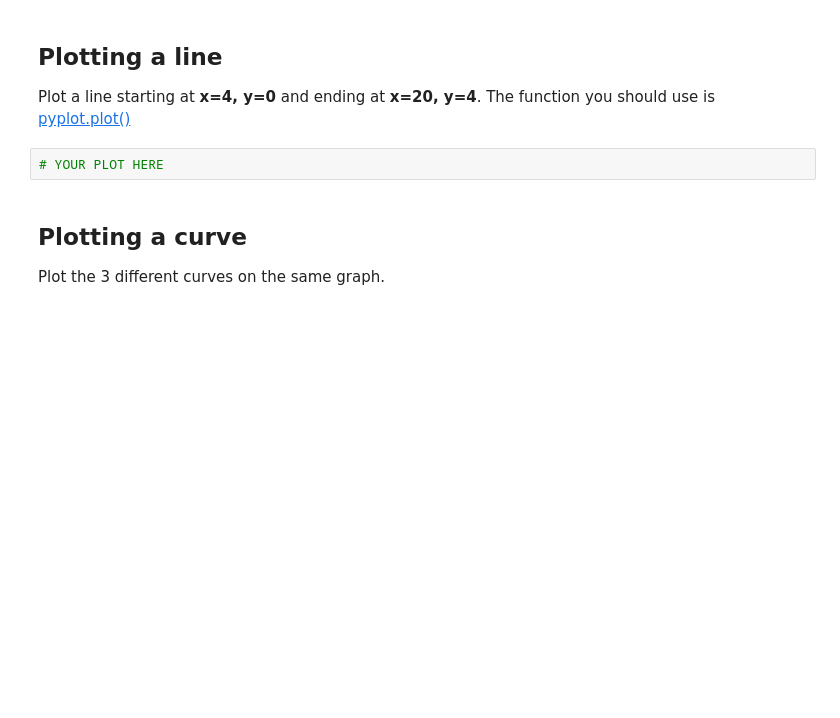
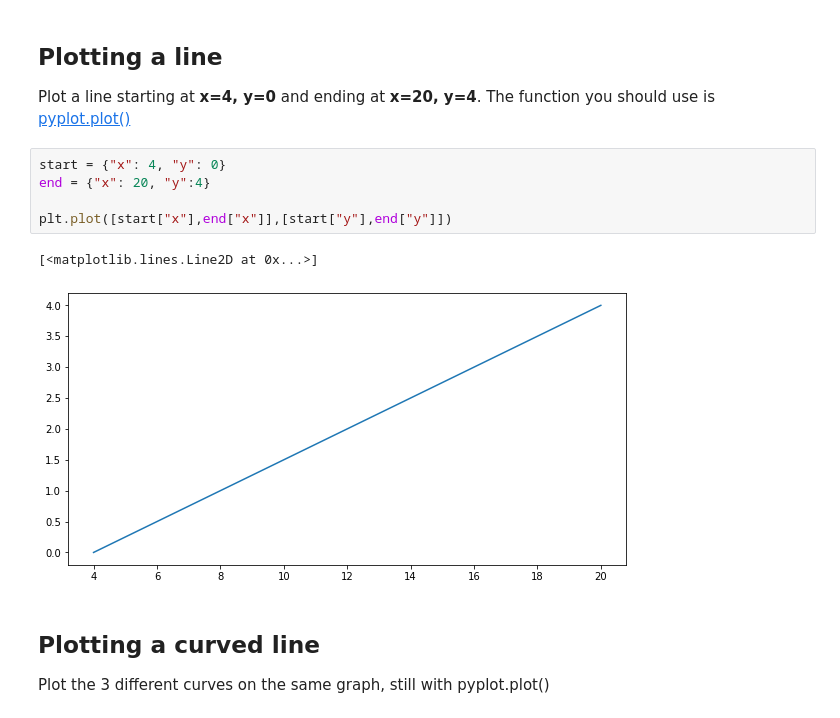
Before and after one commit to smhurf/lewagon_challenges, a Jupyter notebook: 02-Data-Toolkit/03-Data-Visualization/01-Matplotlib-Intro/ex01.ipynb, the cells around one changed output. Cells and saved outputs as stored; diff of their text form; blank space fills up the shorter version.

```diff
--- a/02-Data-Toolkit/03-Data-Visualization/01-Matplotlib-Intro/ex01.ipynb
+++ b/02-Data-Toolkit/03-Data-Visualization/01-Matplotlib-Intro/ex01.ipynb
@@ -27,12 +38,18 @@ Plot a list of dots stored in a list of **shape(2, 13)**
 ## Plotting a line
 
 Plot a line starting at **x=4, y=0** and ending at **x=20, y=4**. The function you should use is [pyplot.plot()](https://matplotlib.org/3.1.1/api/_as_gen/matplotlib.pyplot.plot.html#matplotlib.pyplot.plot)
-# %%
-# YOUR PLOT HERE
+# %%
+start = {"x": 4, "y": 0}
+end = {"x": 20, "y":4}
+
+plt.plot([start["x"],end["x"]],[start["y"],end["y"]])
+# %% [output]
+[<matplotlib.lines.Line2D at 0x...>]
+[figure, added]
 # %% [markdown]
-## Plotting a curve
+## Plotting a curved line
 
-Plot the 3 different curves on the same graph.
+Plot the 3 different curves on the same graph, still with pyplot.plot()
 # %%
 x1 = [-10,0,10]
 y1 = [5,1,5]
```
Also changed, not shown: parts of 5 cells of this notebook, 3 other files.
